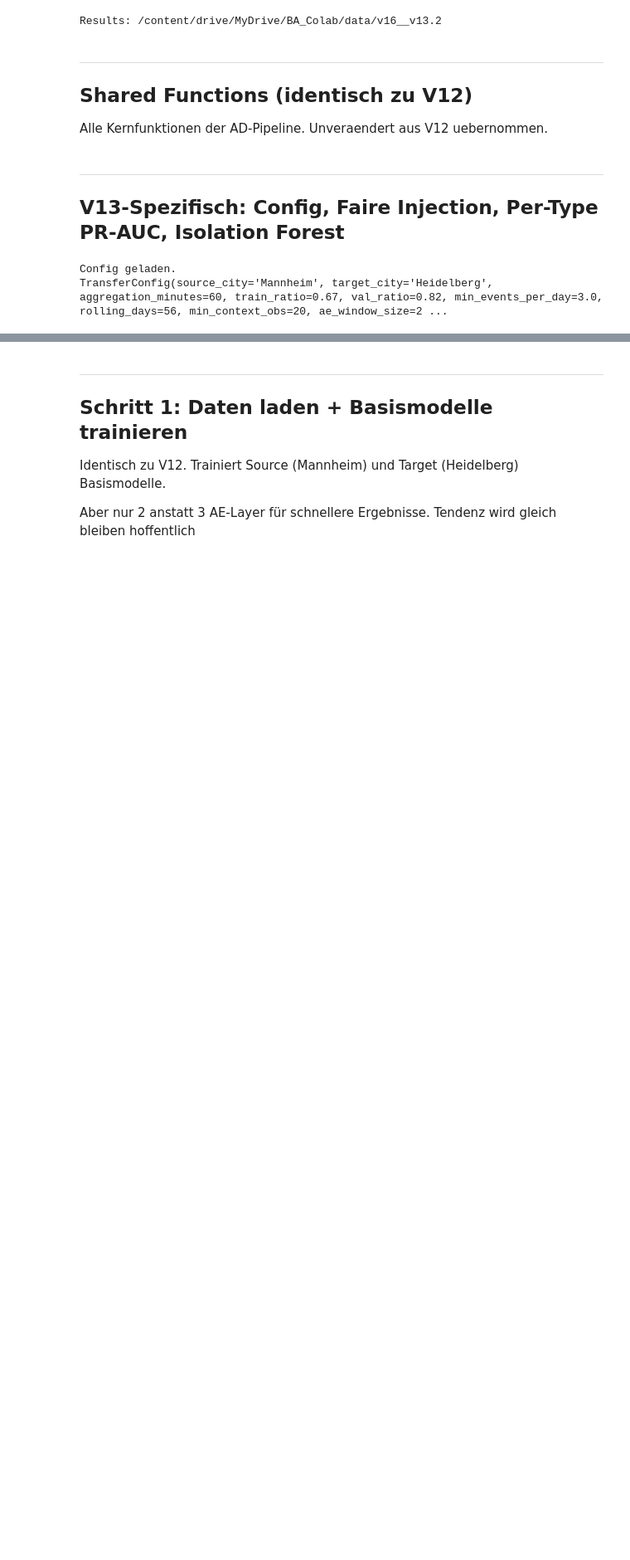
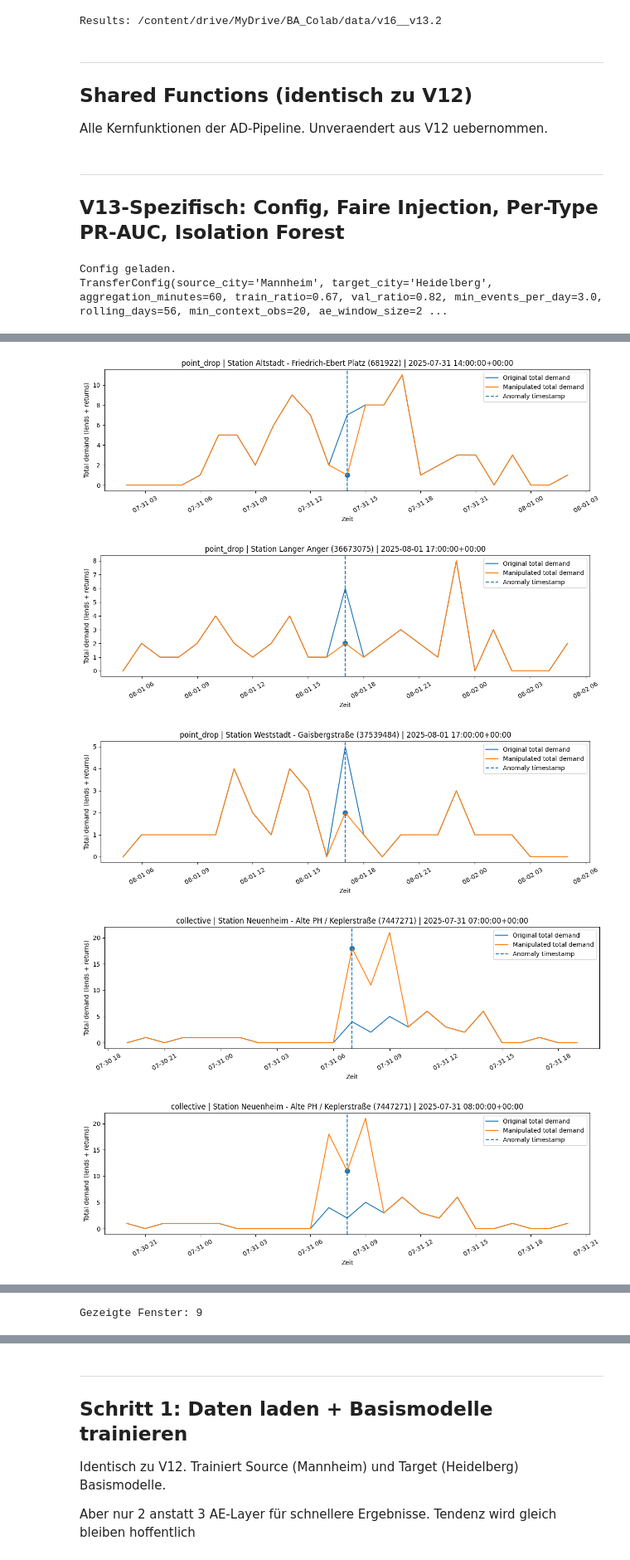
Before and after one commit to jonasknoll57/Bachelorarbeit_Demand-AD, a Jupyter notebook: V16__V13_2.ipynb, the cells around one changed output, grey strips where cells are left out. Shown at 83% size. Saved outputs shown, nothing was run; the diff lists cells and outputs as text; code cells hidden in the pictures; blank space fills up the shorter version.

```diff
--- a/V16__V13_2.ipynb
+++ b/V16__V13_2.ipynb
@@ -1163,0 +1262,71 @@ def inject_synthetic_anomalies_v13(
+# %%
+import pandas as pd
+import numpy as np
+import matplotlib.pyplot as plt
+
+# ============================================================
+# VIS 1 — Beispiel-Fenster: Original vs manipuliert je Anomalie
+# ============================================================
+
+plot_df = df_hd_inj_balanced.copy()
+
+if "station_name" not in plot_df.columns:
+    plot_df["station_name"] = plot_df["station_id"].astype(str)
+
+plot_df["hour_ts"] = pd.to_datetime(plot_df["hour_ts"], utc=True)
+plot_df["orig_total"] = plot_df["original_n_lends"] + plot_df["original_n_returns"]
+plot_df["new_total"]  = plot_df["n_lends"] + plot_df["n_returns"]
+
+TARGET_TYPES = ["point_drop", "collective", "contextual"]
+N_PER_TYPE = 3
+WINDOW = 12   # Stunden links/rechts
+
+fig_count = 0
+
+for atype in TARGET_TYPES:
+    sub = plot_df[
+        (plot_df["synth_label"] == 1) &
+        (plot_df["synth_type"] == atype)
+    ].sort_values("hour_ts").copy()
+
+    if sub.empty:
+        print(f"Keine Beispiele für {atype}")
+        continue
+
+    # bei collective nicht alle Zeilen eines Blocks, sondern etwas ausgedünnt
+    sub = sub.drop_duplicates(subset=["station_id", "hour_ts"]).head(N_PER_TYPE)
+
+    for _, row in sub.iterrows():
+        station = row["station_id"]
+        ts = row["hour_ts"]
+
+        station_df = plot_df[plot_df["station_id"] == station].sort_values("hour_ts").copy()
+        mask = (station_df["hour_ts"] >= ts - pd.Timedelta(hours=WINDOW)) & \
+               (station_df["hour_ts"] <= ts + pd.Timedelta(hours=WINDOW))
+        win = station_df.loc[mask].copy()
+
+        if len(win) < 2:
+            continue
+
+        fig_count += 1
+        plt.figure(figsize=(12, 4))
+        plt.plot(win["hour_ts"], win["orig_total"], label="Original total demand")
+        plt.plot(win["hour_ts"], win["new_total"], label="Manipulated total demand")
+        plt.axvline(ts, linestyle="--", label="Anomaly timestamp")
+        plt.scatter([ts], [row["new_total"]], s=60)
+
+        plt.title(f"{atype} | Station {row['station_name']} ({station}) | {ts}")
+        plt.xlabel("Zeit")
+        plt.ylabel("Total demand (lends + returns)")
+        plt.legend()
+        plt.xticks(rotation=30)
+        plt.tight_layout()
+        plt.show()
+
+print(f"Gezeigte Fenster: {fig_count}")
+# %% [output]
+[figure, added]
+[figure, added]
+[figure, added]
+[figure, added]
+[figure, added]
@@ -1163,0 +1337 @@ def inject_synthetic_anomalies_v13(
+Gezeigte Fenster: 9
```
Also changed, not shown: parts of 11 cells of this notebook.
